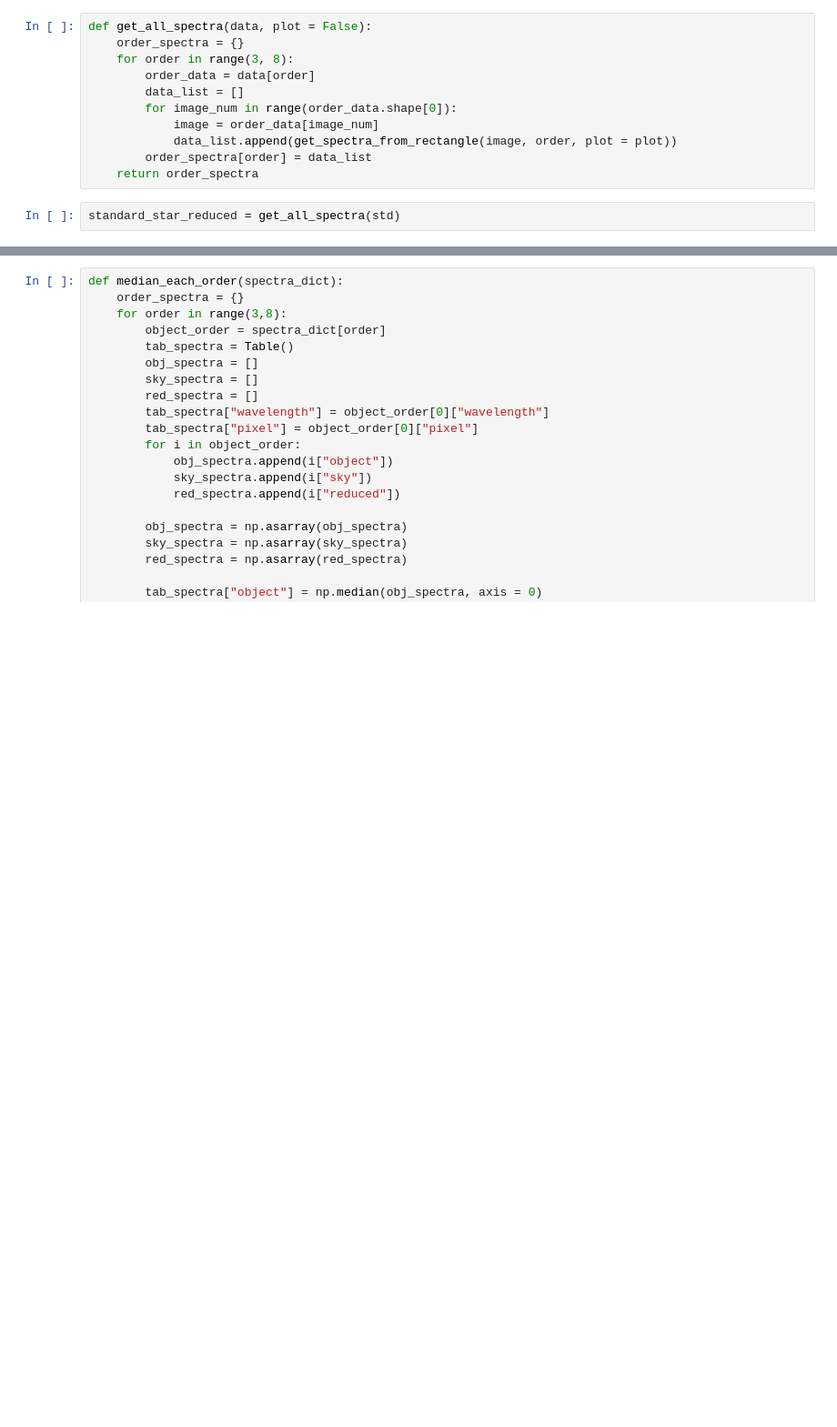
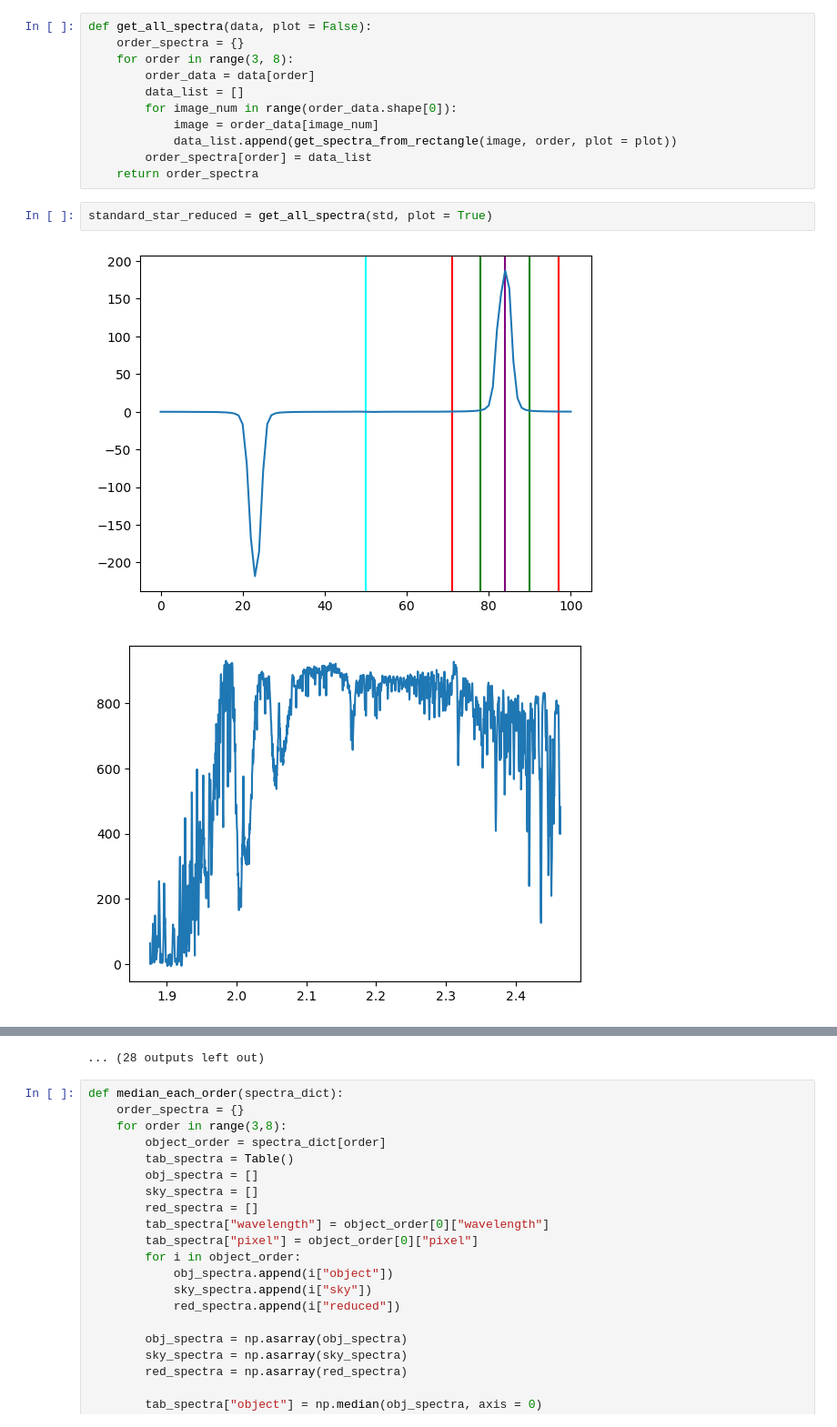
Before and after one commit to Hallflower20/palomar-project, a Jupyter notebook: data/reduce_data_07.ipynb, the cells around one changed output, grey strips where cells are left out. Shown at 91% size. Cells and saved outputs as stored; diff of their text form; blank space fills up the shorter version.

```diff
--- a/data/reduce_data_07.ipynb
+++ b/data/reduce_data_07.ipynb
@@ -389,4 +369,7 @@ def get_all_spectra(data, plot = False):
         order_spectra[order] = data_list
     return order_spectra
 # %%
-standard_star_reduced = get_all_spectra(std)
+standard_star_reduced = get_all_spectra(std, plot = True)
+# %% [output]
+[figure, added]
+[figure, added]
@@ -393,3 +386,4 @@ standard_star_reduced = get_all_spectra(std)
+... (28 outputs left out)
 # %%
 def median_each_order(spectra_dict):
     order_spectra = {}
```
Also changed, not shown: parts of 11 cells of this notebook, 2 other files.
